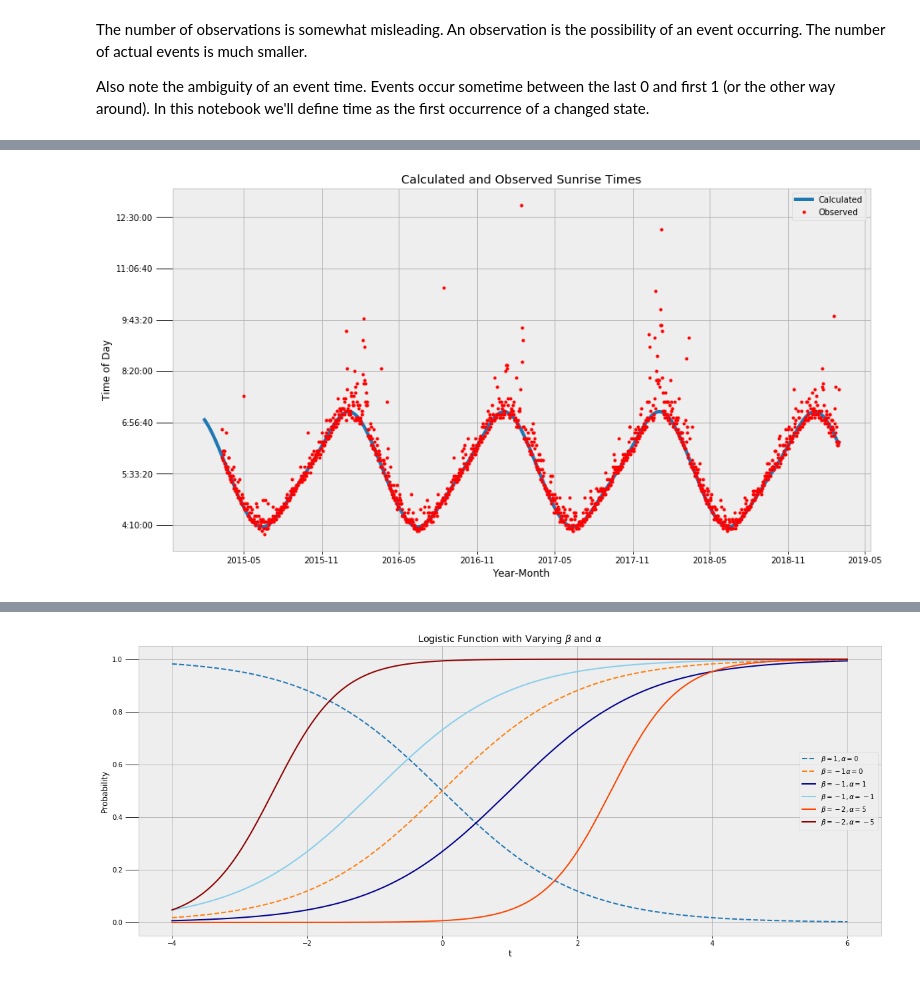
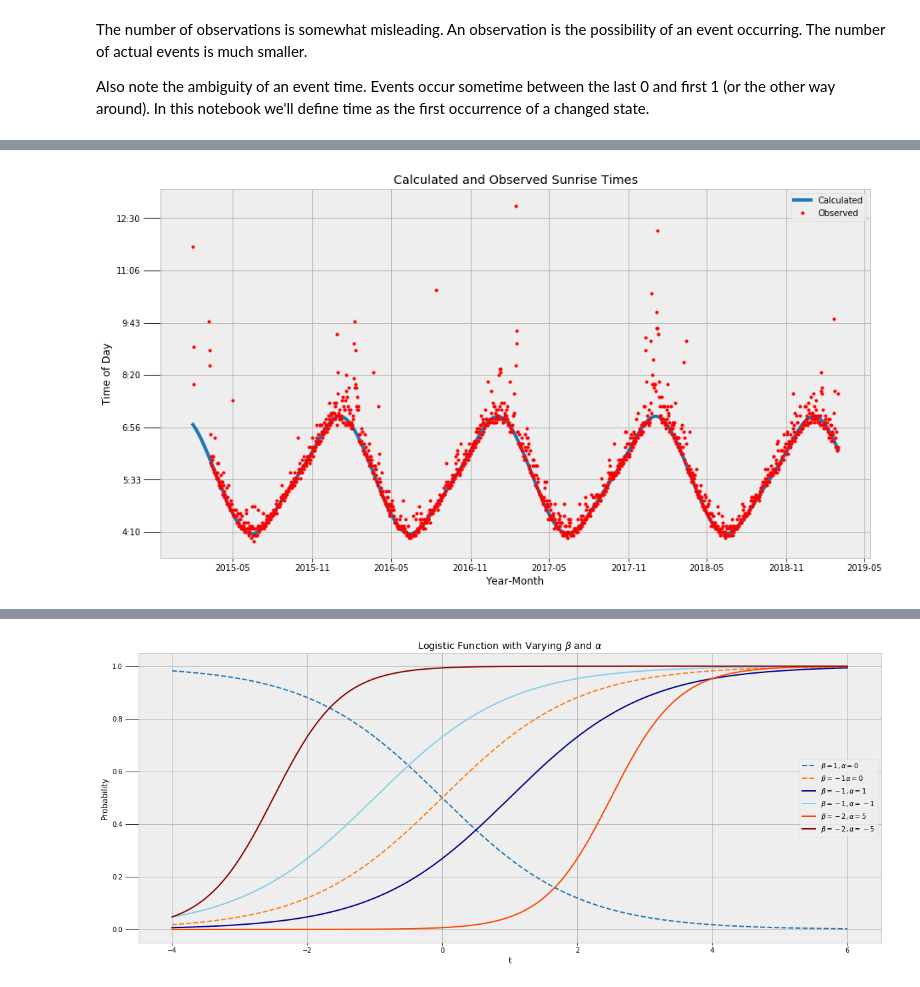
Before and after one commit to Turanga1/ai-projects, a Jupyter notebook: markov_chain_monte_carlo/markov_chain_monte_carlo.ipynb, the cells around one changed output, grey strips where cells are left out. Saved outputs shown, nothing was run; the diff lists cells and outputs as text; code cells hidden in the pictures.

```diff
--- a/markov_chain_monte_carlo/markov_chain_monte_carlo.ipynb
+++ b/markov_chain_monte_carlo/markov_chain_monte_carlo.ipynb
@@ -58,15 +58,14 @@ solar = solar.groupby('date/time')['power'].sum().reset_index()
 solar['date/time'] = pd.to_datetime(solar['date/time'], unit='s')\
         .dt.tz_localize('utc', ambiguous=True)\
         .dt.tz_convert('America/Bogota') # avoid DST
-solar.set_index('date/time', drop=False, inplace=True)
+solar.set_index('date/time', drop=True, inplace=True)
 del solar.index.name
 
 # fill overnight gaps
 solar = solar.asfreq(freq='5T', fill_value=0)
-# solar = solar.resample('5T').fillna(method='ffill')
 
 # Bad data on 2015-06-05 between midnight and sunrise
-solar[solar.power == 1530.838] = 0
+solar.loc['2015-06-05 00:00:00-05:00': '2015-06-05 04:10:00-05:00','power'] = 0
 
 # normalize time to minutes from midnight
 solar['light'] = np.where(solar.power >= 1, 1, 0)
@@ -108,9 +106,9 @@ solar['power'][:'2015-03-31'].plot()
 plt.title('Snow Covered Panels')
 plt.ylabel('Power (W)')
 plt.show();
-solar = solar[solar.index > '2015-03-11 00:00:00'] # df.drop bug #14405
-solar['power'][:'2015-03-31'].plot()
-plt.ylabel('Power (J/s)')
+# solar = solar[solar.index > '2015-03-11 00:00:00'] # df.drop bug #14405
+# solar['power'][:'2015-03-31'].plot()
+# plt.ylabel('Power (J/s)')
 plt.show();
 # %% [output]
 [figure]
@@ -191,43 +187,39 @@ The astronomical sunrise times can be calculated from physics equations given th
 # theoretical sunrise data:
 import sunrise
 
 # list containers for dates and times:
 sunrise_times = []
 day_of_year = []
 
 # generate days (dates) between two dates:
 def daterange(start_date, end_date):
     for n in range(int ((end_date - start_date).days)):
         yield start_date + datetime.timedelta(n)
 
+# calculate sunrise times for given days:
 start_date = datetime.datetime(2015, 1, 30)
-end_date = datetime.datetime(2019, 3, 1)
-
-# calculate sunrise times for given days:
+end_date = datetime.datetime(2019, 3, 2)
 for d in daterange(start_date, end_date):
     sr = sunrise.sunrise(d,42.416248,-71.156670,-5)
     sunrise_times.append(sr[0].time())
     day_of_year.append(d)
 
-# st = pd.DataFrame({"calculated":sunrise_times,  "day":day_of_year})
-# st.set_index('day', inplace=True, drop=True)
-
+# necessary to create time axis
 import matplotlib.ticker as tkr
 def func(x, pos):
-    return str(datetime.timedelta(seconds=x))
+    return str(datetime.timedelta(seconds=x))[:-3]
 fmt = tkr.FuncFormatter(func)
+
+# plot sunrise times
 fig, ax = plt.subplots(figsize=(15,8))
 ax.yaxis.set_major_formatter(fmt)
-ax.plot(day_of_year, sunrise_times, linewidth=4, label='Calculated') # calculated
+ax.plot(day_of_year, sunrise_times, linewidth=4, label='Calculated')
 ax.plot(sunrises.index, sunrises['time'], linestyle='None', marker='.', color='r', label='Observed')
-ax.legend() # observed
+ax.legend()
 ax.set_ylabel('Time of Day')
 
-# sunrises['time_adj'] = sunrises['time'] /60
-# sunrises['time_adj'].hist(bins=60)
-# sunrises['date/time'].dropna().plot(linestyle=None, marker='.')
 plt.title('Calculated and Observed Sunrise Times')
 plt.xlabel('Year-Month')
 plt.show();
 # %% [output]
-[figure, old version]
+[figure, new version]
```
Also changed, not shown: parts of 36 cells of this notebook.
